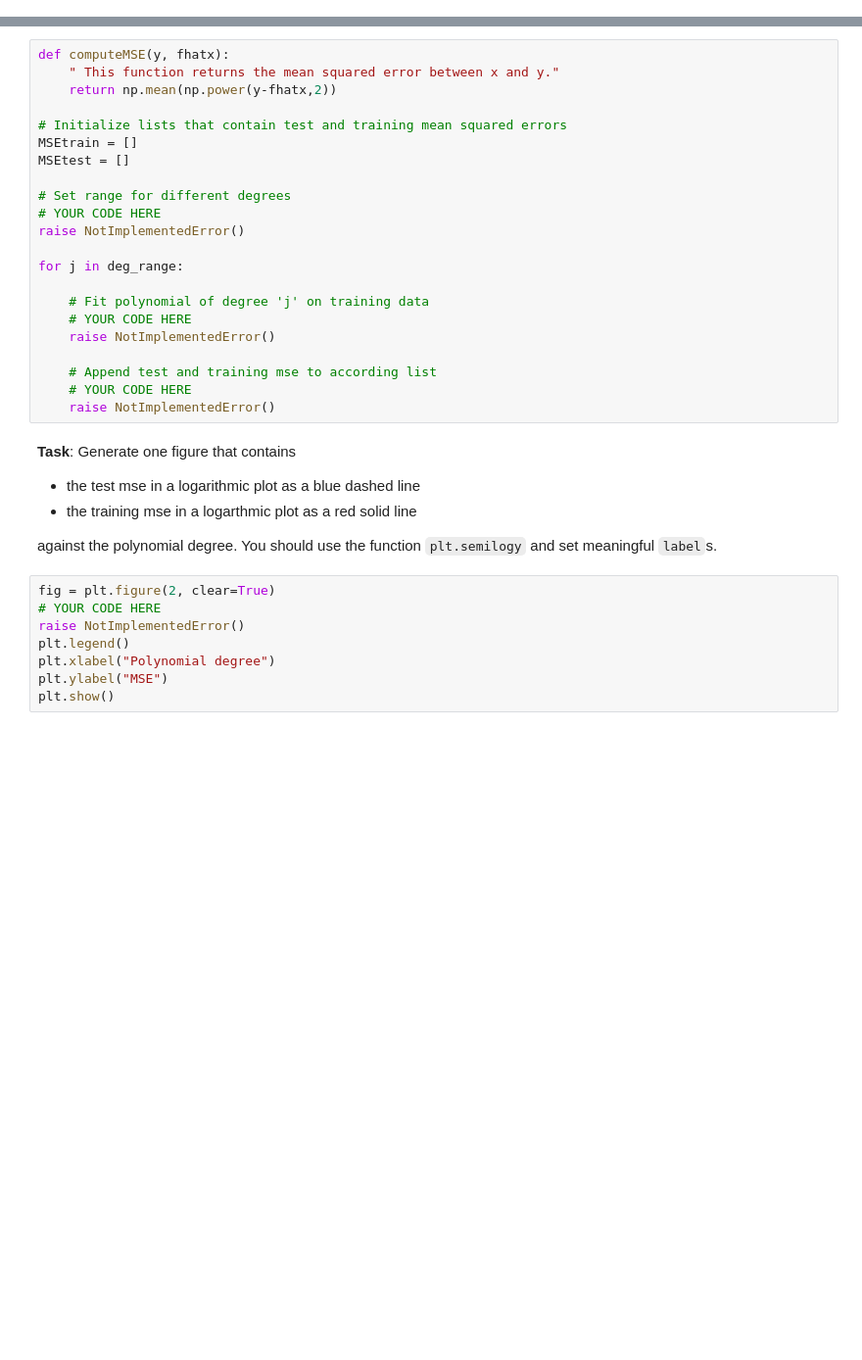
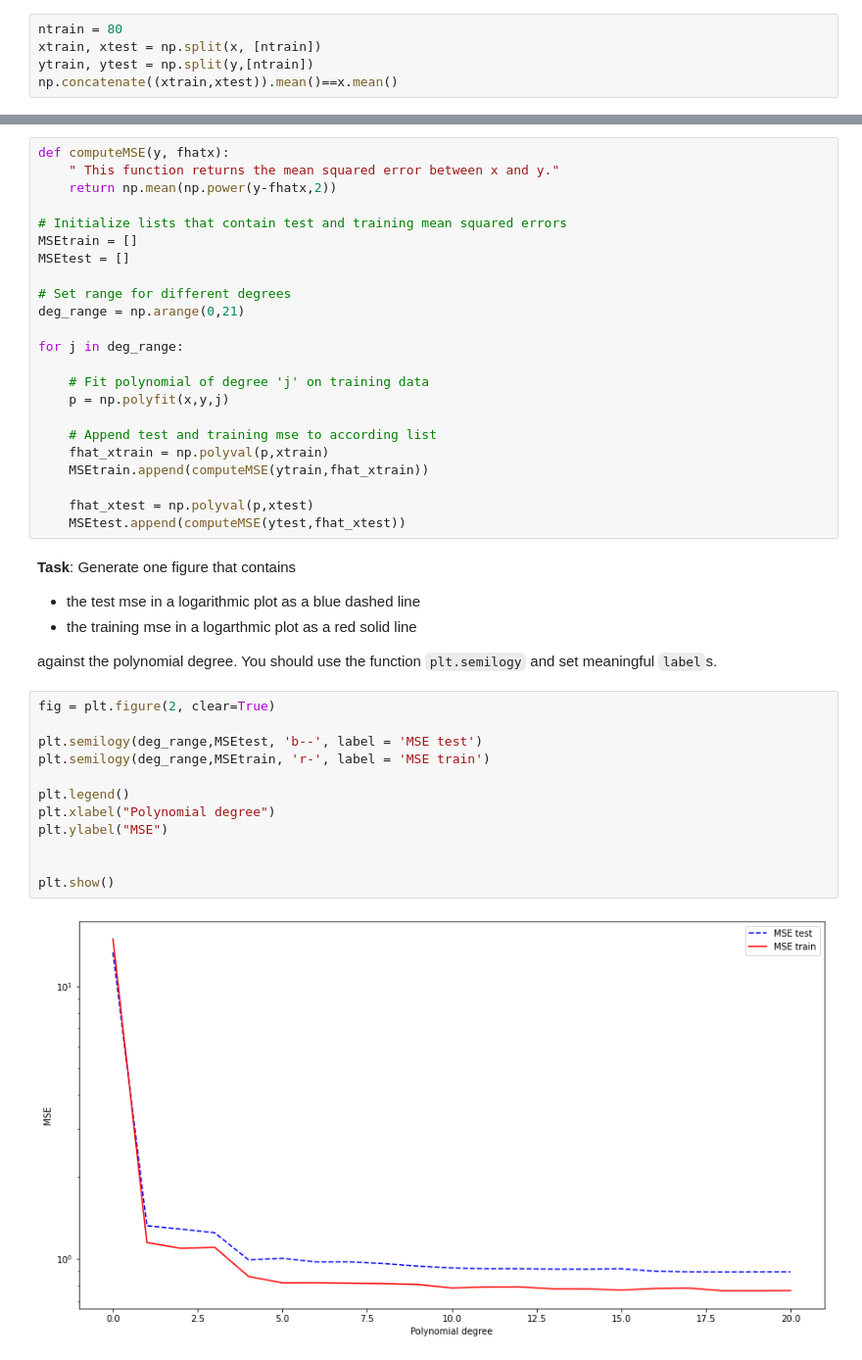
Before and after one commit to samyarmodabber/TUC, a Jupyter notebook: Introduction to Data Science/HW Solution/ps4/ps4_amod_problem1.ipynb, the cells around one changed output, grey strips where cells are left out. Shown: that part at 98% size. Cells and saved outputs as stored; diff of their text form; blank space fills up the shorter version.

```diff
--- a/Introduction to Data Science/HW Solution/ps4/ps4_amod_problem1.ipynb
+++ b/Introduction to Data Science/HW Solution/ps4/ps4_amod_problem1.ipynb
@@ -216,0 +259,5 @@ raise NotImplementedError()
+# %%
+ntrain = 80
+xtrain, xtest = np.split(x, [ntrain])
+ytrain, ytest = np.split(y,[ntrain])
+np.concatenate((xtrain,xtest)).mean()==x.mean()
@@ -236,18 +285,19 @@ MSEtrain = []
 MSEtest = []
 
 # Set range for different degrees
-# YOUR CODE HERE
-raise NotImplementedError()
+deg_range = np.arange(0,21)
 
 for j in deg_range:
 
     # Fit polynomial of degree 'j' on training data
-    # YOUR CODE HERE
-    raise NotImplementedError()
+    p = np.polyfit(x,y,j)
 
     # Append test and training mse to according list
-    # YOUR CODE HERE
-    raise NotImplementedError()
+    fhat_xtrain = np.polyval(p,xtrain)
+    MSEtrain.append(computeMSE(ytrain,fhat_xtrain))
+
+    fhat_xtest = np.polyval(p,xtest)
+    MSEtest.append(computeMSE(ytest,fhat_xtest))
 # %% [markdown]
 **Task**: Generate one figure that contains
 - the test mse in a logarithmic plot as a blue dashed line
@@ -257,9 +307,15 @@ against the polynomial degree.
 You should use the function `plt.semilogy` and set meaningful `label`s.
 # %%
 fig = plt.figure(2, clear=True)
-# YOUR CODE HERE
-raise NotImplementedError()
+
+plt.semilogy(deg_range,MSEtest, 'b--', label = 'MSE test')
+plt.semilogy(deg_range,MSEtrain, 'r-', label = 'MSE train')
+
 plt.legend()
 plt.xlabel("Polynomial degree")
 plt.ylabel("MSE")
+
+
 plt.show()
+# %% [output]
+[figure, added]
```
Also changed, not shown: parts of 20 cells of this notebook, 17 other files.
